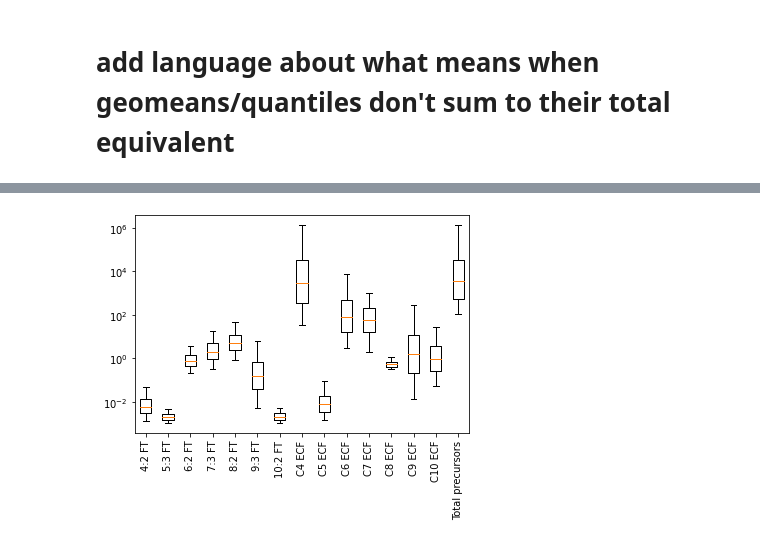
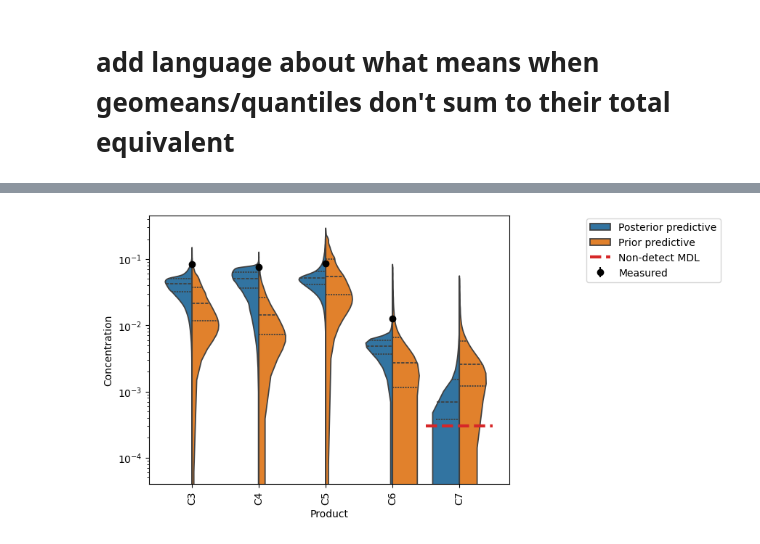
Before and after one commit to SunderlandLab/oxidizable-pfas-precursor-inference, a Jupyter notebook: demo_workbook.ipynb, the cells around one changed output, grey strips where cells are left out. Saved outputs shown, nothing was run; the diff lists cells and outputs as text; code cells hidden in the pictures.

```diff
--- a/demo_workbook.ipynb
+++ b/demo_workbook.ipynb
@@ -102,3 +107,5 @@ SAMPLE DONE
+# %%
+posterior = Posterior.from_saved('infer_out/test')
 # %%
 summary = posterior.summary_table()
 summary
@@ -124,4 +131,4 @@ posterior.show_kdes()
 # %%
-posterior.boxplot()
+posterior.posterior_predictive()
 # %% [output]
-[figure, old version]
+[figure, new version]
```
Also changed, not shown: parts of 15 cells of this notebook, 4 other files.
